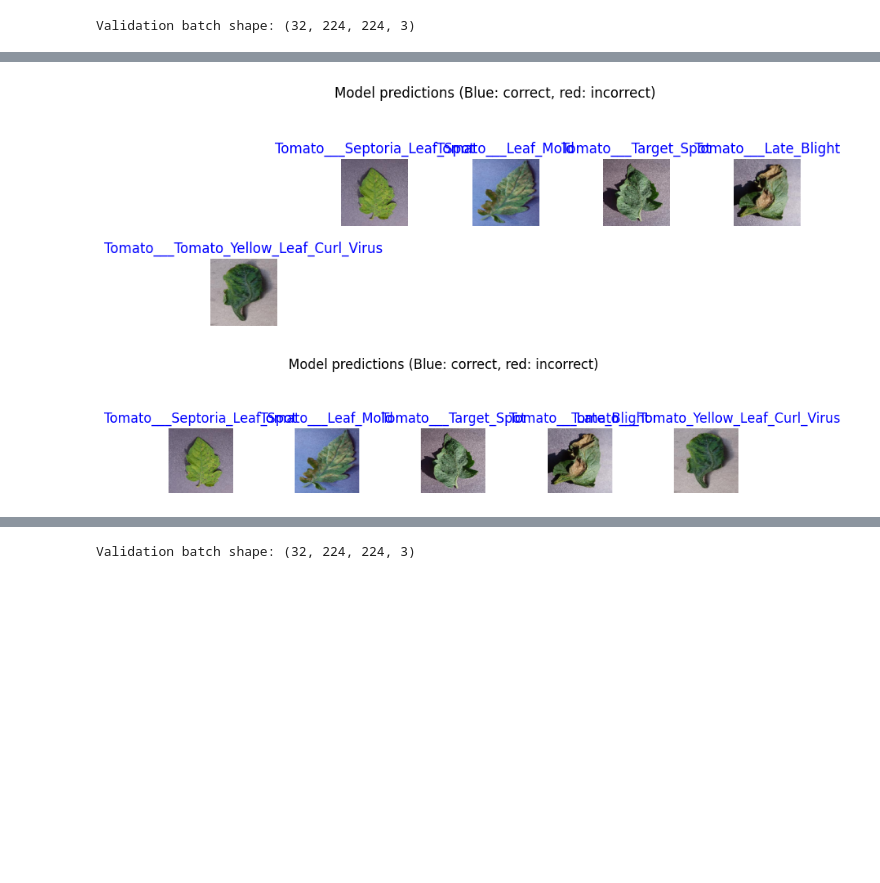
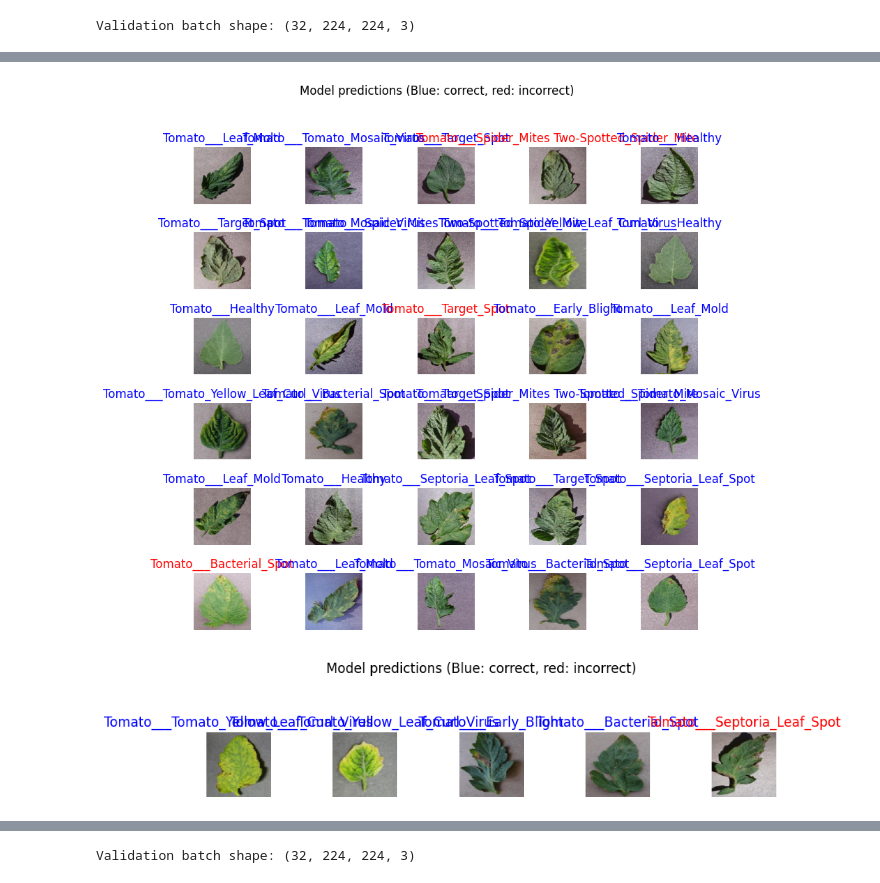
Before and after one commit to racode23/Tomto_deep_learning_project, a Jupyter notebook: Tomato.ipynb, the cells around one changed output, grey strips where cells are left out. Cells and saved outputs as stored; diff of their text form; code cells hidden in the pictures; blank space fills up the shorter version.

```diff
--- a/Tomato.ipynb
+++ b/Tomato.ipynb
@@ -174,17 +177,17 @@ Prediction results for the first elements
 # %%
 predicted_ids = np.argmax(tf_model_predictions, axis=-1)
 predicted_labels = dataset_labels[predicted_ids]
 plt.figure(figsize=(10,9))
 plt.subplots_adjust(hspace=0.5)
-for n in range(5):
-  plt.subplot(6,5,n+2)
+for n in range(30):
+  plt.subplot(6,5,n+1)
   plt.imshow(val_image_batch[n])
   color = "blue" if predicted_ids[n] == true_label_ids[n] else "red"
   plt.title(predicted_labels[n].title(), color=color)
   plt.axis('off')
   _ = plt.suptitle("Model predictions (Blue: correct, red: incorrect)")
 # %% [output]
-[figure, old version]
+[figure, new version]
 # %%
 predicted_ids = np.argmax(tf_model_predictions, axis=-1)
 predicted_labels = dataset_labels[predicted_ids]
@@ -198,7 +201,7 @@ for n in range(5):
   plt.axis('off')
   _ = plt.suptitle("Model predictions (Blue: correct, red: incorrect)")
 # %% [output]
-[figure, old version]
+[figure, new version]
 # %%
 predicted_ids = np.argmax(tf_model_predictions, axis=-1)
 predicted_labels = dataset_labels[predicted_ids]
```
Also changed, not shown: parts of 23 cells of this notebook.
